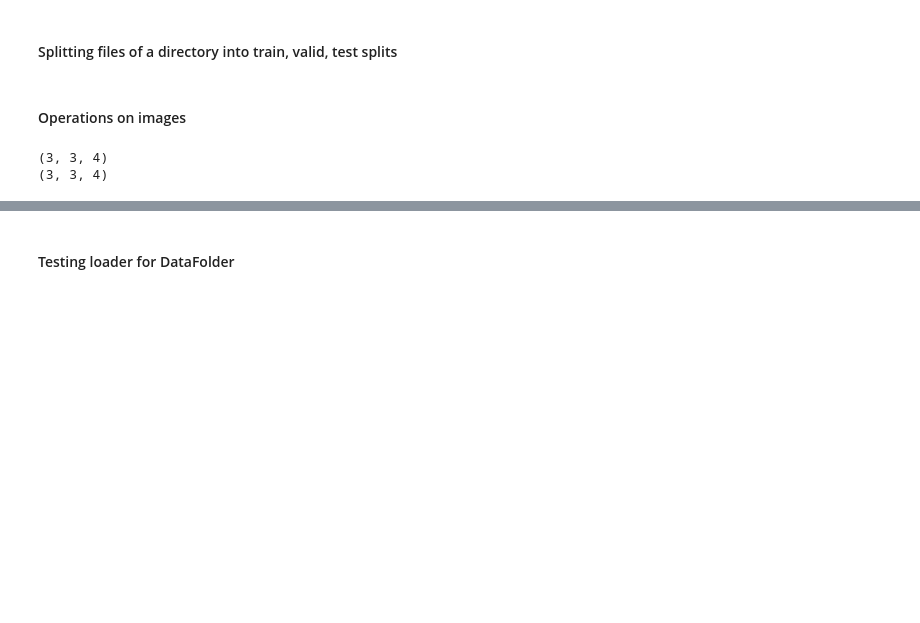
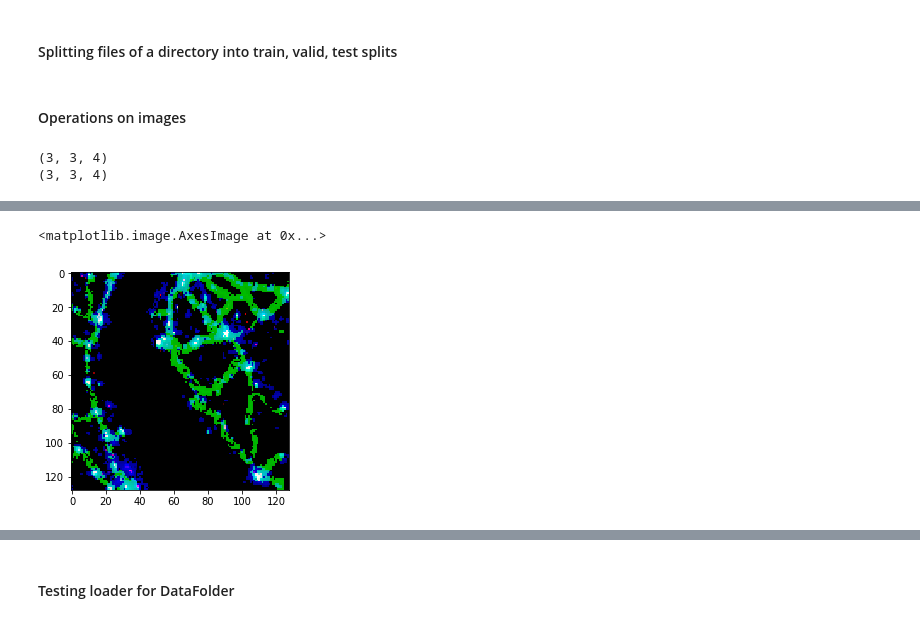
Before and after one commit to adrianalbert/citygan, a Jupyter notebook: experiments/scratch & testing.ipynb, the cells around one changed output, grey strips where cells are left out. Drawn from its saved outputs; the diff is of its cells as text; code cells hidden in the pictures; blank space fills up the shorter version.

```diff
--- a/experiments/scratch & testing.ipynb
+++ b/experiments/scratch & testing.ipynb
@@ -112,0 +160,5 @@ array([[[ 0.71273009,  0.28769977,  0.78122466,  0.23158882],
+# %%
+plt.imshow(img_ski)
+# %% [output]
+<matplotlib.image.AxesImage at 0x...>
+[figure, added]
```
Also changed, not shown: parts of 35 cells of this notebook, 6 other files.
